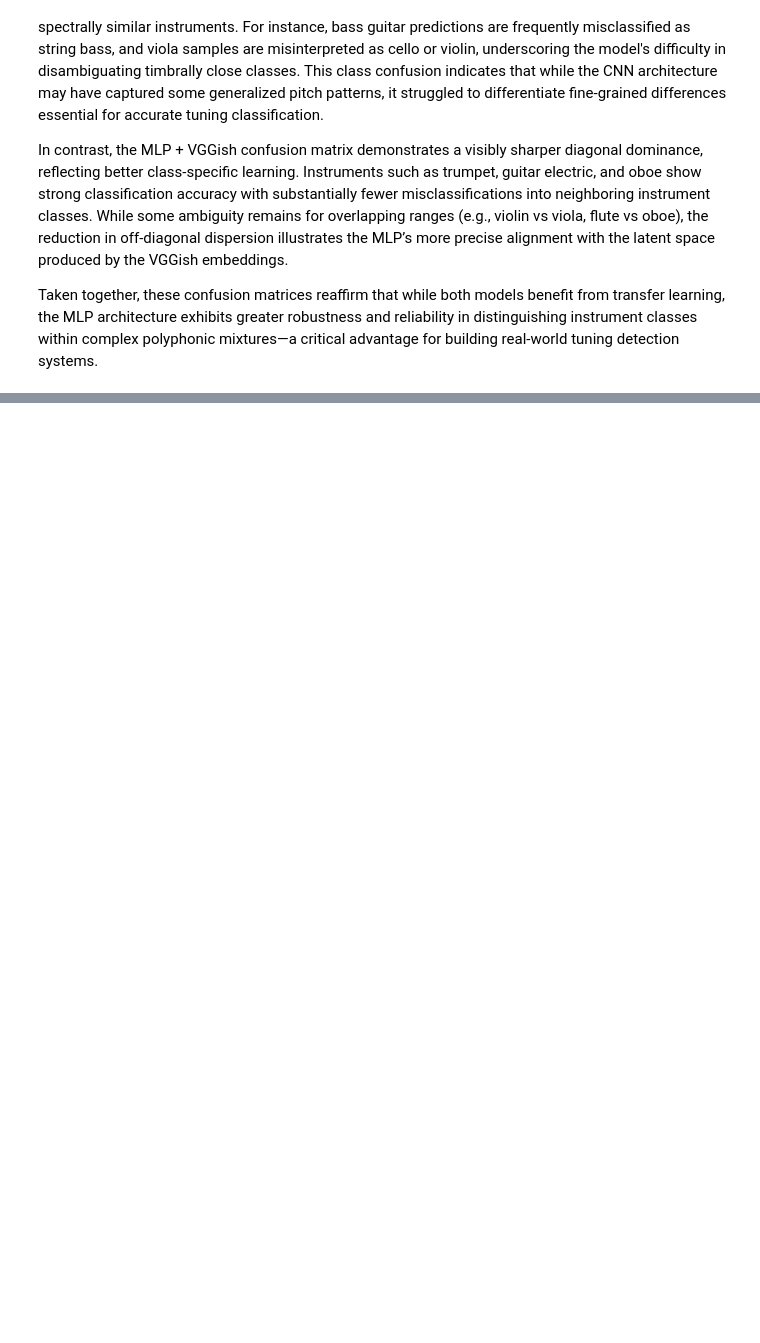
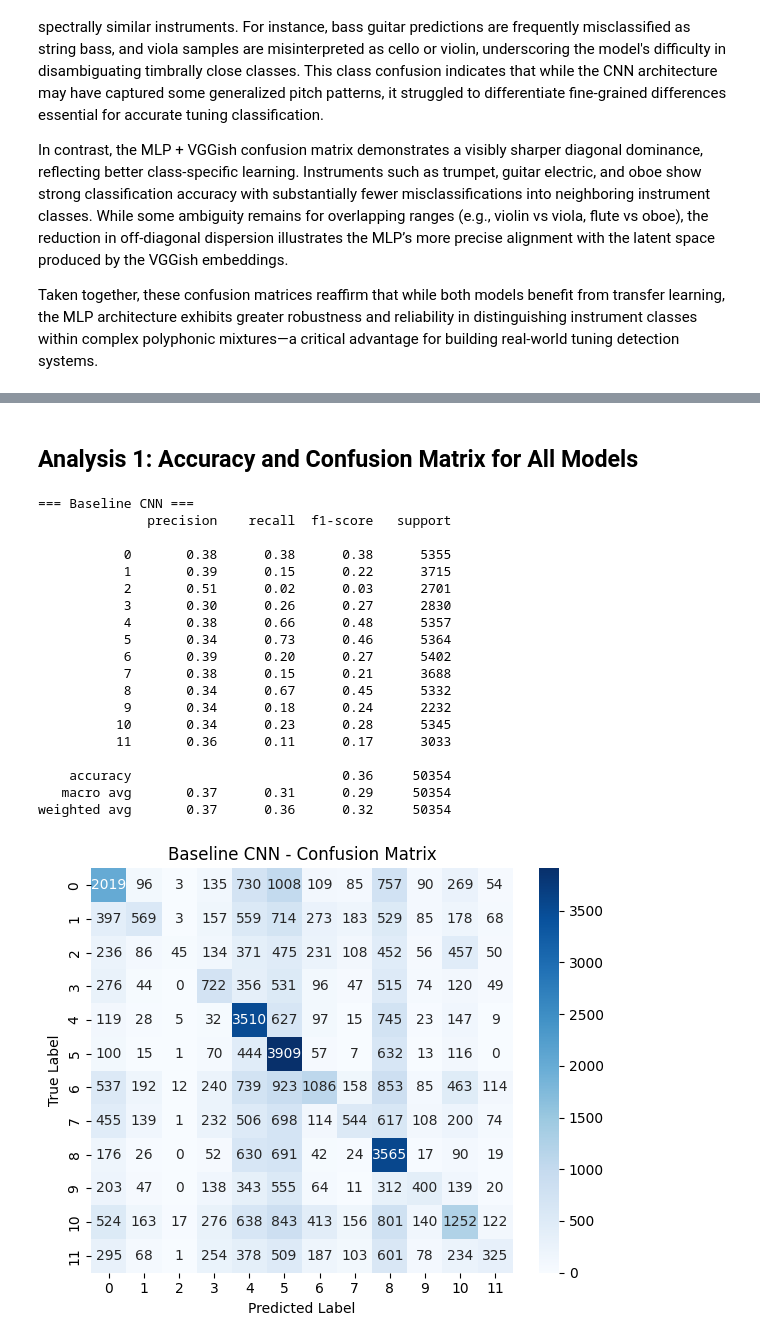
Before and after one commit to SMZ2000/PolyphonicInstrumentTuningDetection, a Jupyter notebook: FinalProject/FinalProject-Draft.ipynb, the cells around one changed output, grey strips where cells are left out. Drawn from its saved outputs; the diff is of its cells as text; code cells hidden in the pictures; blank space fills up the shorter version.

```diff
--- a/FinalProject/FinalProject-Draft.ipynb
+++ b/FinalProject/FinalProject-Draft.ipynb
@@ -585,6 +568,10 @@ y_true_mlp = np.argmax(y_test, axis=1)
 print("\nMLP Classification Report:\n", classification_report(y_true_mlp, y_pred_mlp))
 print("\nMLP Confusion Matrix:\n", confusion_matrix(y_true_mlp, y_pred_mlp))
 
+# For future analysis, save the predictions and true labels
+y_pred_probs_model2 = mlp_model.predict(X_test_mlp)
+y_true_model2 = np.argmax(y_test, axis=1)
+
 # ===== SAVE MLP MODEL =====
 mlp_model.save("mlp_out_of_tune_model.h5")
 # %% [output]
@@ -790,5 +778,11 @@ hist_mlp_tl = mlp_tl.fit(
     validation_data=(X_te, y_te),
     epochs=30, batch_size=32,
 )
+
+y_pred_probs_model4 = mlp_tl.predict(X_te)
+y_true_model4 = np.argmax(y_te, axis=1)
+
+# ===== SAVE MLP MODEL =====
+mlp_tl.save("mlp_vggish_out_of_tune_model.h5")
 # %% [output]
 Epoch 1/30
@@ -1007,6 +998,10 @@ y_true_mlp = np.argmax(y_test, axis=1)
 print("\nMLP Classification Report:\n", classification_report(y_true_mlp, y_pred_mlp))
 print("\nMLP Confusion Matrix:\n", confusion_matrix(y_true_mlp, y_pred_mlp))
 
+y_pred_probs_model5 = mlp_model.predict(X_test_mlp)
+y_true_model5 = np.argmax(y_test, axis=1)
+
+
 # ===== SAVE =====
 mlp_model.save("ultra_mlp_out_of_tune_model.h5")
 # %% [output]
@@ -1569,0 +1240,62 @@ KeyboardInterrupt:
+# %% [markdown]
+## Analysis 1: Accuracy and Confusion Matrix for All Models
+# %%
+import matplotlib.pyplot as plt
+import seaborn as sns
+from sklearn.metrics import classification_report, confusion_matrix, precision_recall_fscore_support
+
+# Define your predictions and true labels from each model
+
+models_info = {
+    "Baseline CNN": (y_pred_probs_model1, y_true_model1),
+    "Baseline MLP": (y_pred_probs_model2, y_true_model2),
+    "CNN + VGGish": (y_pred_probs_model3, y_true_model3),
+    "MLP + VGGish": (y_pred_probs_model4, y_true_model4),
+    "Ultra MLP": (y_pred_probs_model5, y_true_model5),
+    "Ultra MLP + VGGish": (y_pred_probs_model6, y_true_model6),
+}
+
+acc_results = {}
+f1_results = {}
+conf_matrices = {}
+
+for name, (y_probs, y_true) in models_info.items():
+    y_pred = y_probs.argmax(axis=1)
+    acc = (y_pred == y_true).mean()
+    precision, recall, f1, _ = precision_recall_fscore_support(y_true, y_pred, average='macro', zero_division=0)
+    cm = confusion_matrix(y_true, y_pred)
+
+    acc_results[name] = acc
+    f1_results[name] = (precision, recall, f1)
+    conf_matrices[name] = cm
+
+    print(f"\n=== {name} ===")
+    print(classification_report(y_true, y_pred))
+    plt.figure(figsize=(6, 5))
+    sns.heatmap(cm, annot=True, fmt="d", cmap="Blues")
+    plt.title(f"{name} - Confusion Matrix")
+    plt.xlabel("Predicted Label")
+    plt.ylabel("True Label")
+    plt.tight_layout()
+    plt.show()
+# %% [output]
+=== Baseline CNN ===
+              precision    recall  f1-score   support
+
+           0       0.38      0.38      0.38      5355
+           1       0.39      0.15      0.22      3715
+           2       0.51      0.02      0.03      2701
+           3       0.30      0.26      0.27      2830
+           4       0.38      0.66      0.48      5357
+           5       0.34      0.73      0.46      5364
+           6       0.39      0.20      0.27      5402
+           7       0.38      0.15      0.21      3688
+           8       0.34      0.67      0.45      5332
+           9       0.34      0.18      0.24      2232
+          10       0.34      0.23      0.28      5345
+          11       0.36      0.11      0.17      3033
+
+    accuracy                           0.36     50354
+   macro avg       0.37      0.31      0.29     50354
+weighted avg       0.37      0.36      0.32     50354
+[figure, added]
```
Also changed, not shown: parts of 44 cells of this notebook.
